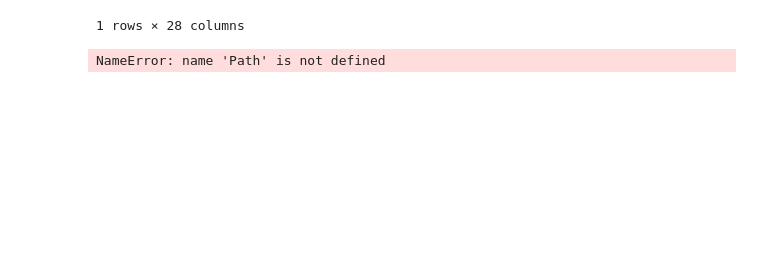
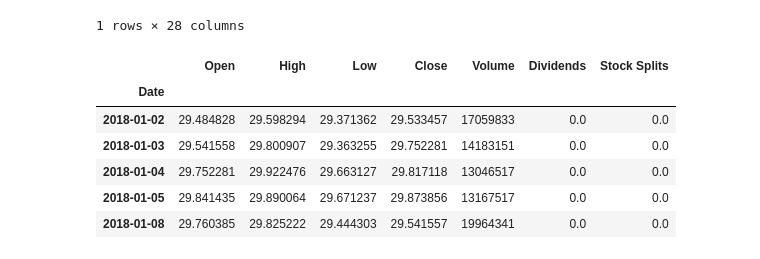
Before and after one commit to kevinbaross/custom_indexing_project, a Jupyter notebook: esg_data_acquisition.ipynb, the cells around one changed output. Cells and saved outputs as stored; diff of their text form; code cells hidden in the pictures; blank space fills up the shorter version.

```diff
--- a/esg_data_acquisition.ipynb
+++ b/esg_data_acquisition.ipynb
@@ -15,22 +18,16 @@ esg_data.head()
 | 2022-2 | palmOil | controversialWeapons | gambling | socialScore | nuclear | furLeather | alcoholic | gmo | ... |
 | Value | False | False | False | 9.72 | False | False | False | False | ... |
 1 rows × 28 columns
-# %%
-# Import list of tickers from csv file
-sp500_esg_df = pd.read_csv(
-    Path(".../Dataset/constituents.csv")
-)
-# Retrieve Yahoo! Finance Sustainability Scores for each ticker
-for i in sp500_esg_df['ticker_code']:
-    # print(i)
-    i_y = yf.Ticker(i)
-    try:
-        if i_y.sustainability is not None:
-            temp = pd.DataFrame.transpose(i_y.sustainability)
-            temp['company_ticker'] = str(i_y.ticker)
-            # print(temp)
-            esg_data = esg_data.append(temp)
-    except IndexError:
-        pass
-# %% [output]
-NameError: name 'Path' is not defined
+# %%
+#Example code for single ticker data download for historical data
+pfizer = yf.Ticker("PFE")
+old = pfizer.history(start="2018-01-01", end="2022-2-01")
+old.head()
+# %% [output]
+|  | Open | High | Low | Close | Volume | Dividends | Stock Splits |
+| Date |  |  |  |  |  |  |  |
+| 2018-01-02 | 29.484828 | 29.598294 | 29.371362 | 29.533457 | 17059833 | 0.0 | 0.0 |
+| 2018-01-03 | 29.541558 | 29.800907 | 29.363255 | 29.752281 | 14183151 | 0.0 | 0.0 |
+| 2018-01-04 | 29.752281 | 29.922476 | 29.663127 | 29.817118 | 13046517 | 0.0 | 0.0 |
+| 2018-01-05 | 29.841435 | 29.890064 | 29.671237 | 29.873856 | 13167517 | 0.0 | 0.0 |
+| 2018-01-08 | 29.760385 | 29.825222 | 29.444303 | 29.541557 | 19964341 | 0.0 | 0.0 |
```
Also changed, not shown: parts of 6 cells of this notebook.
